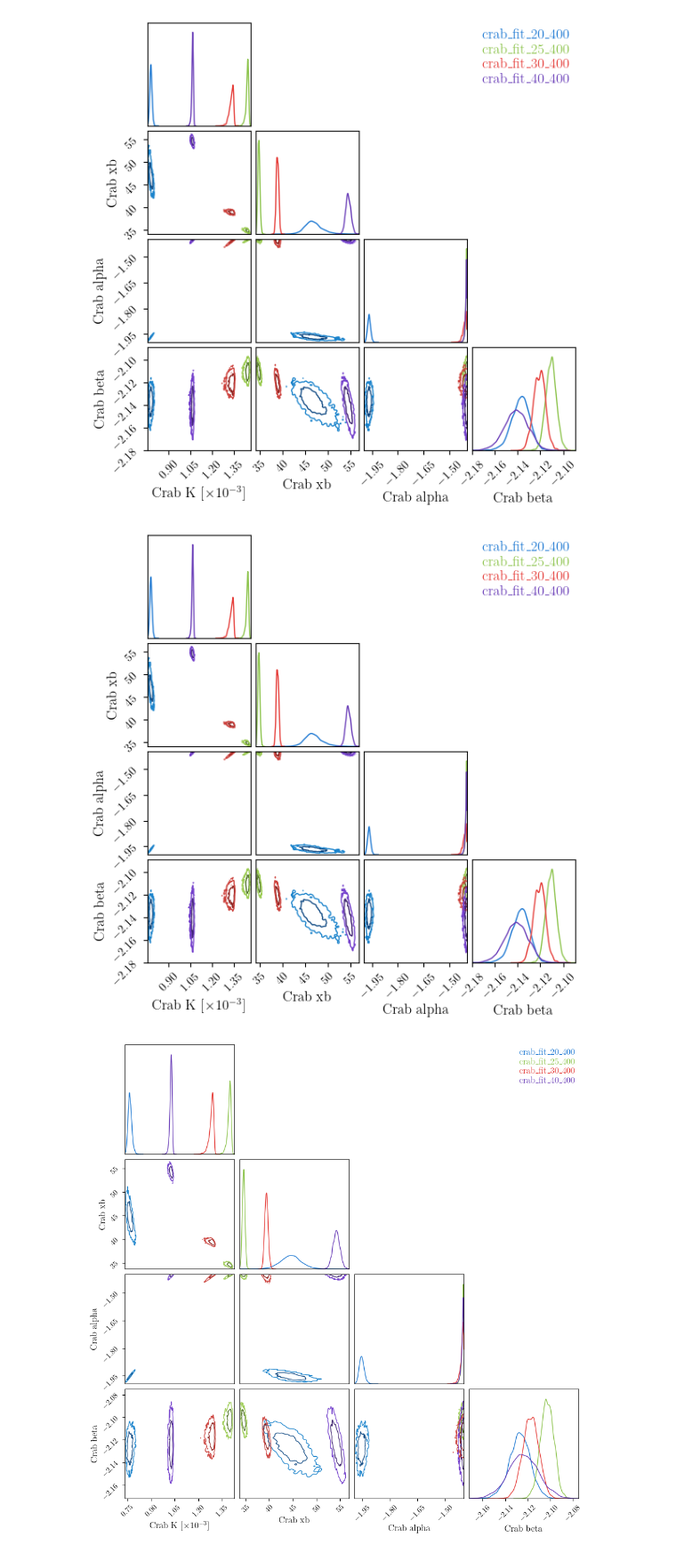
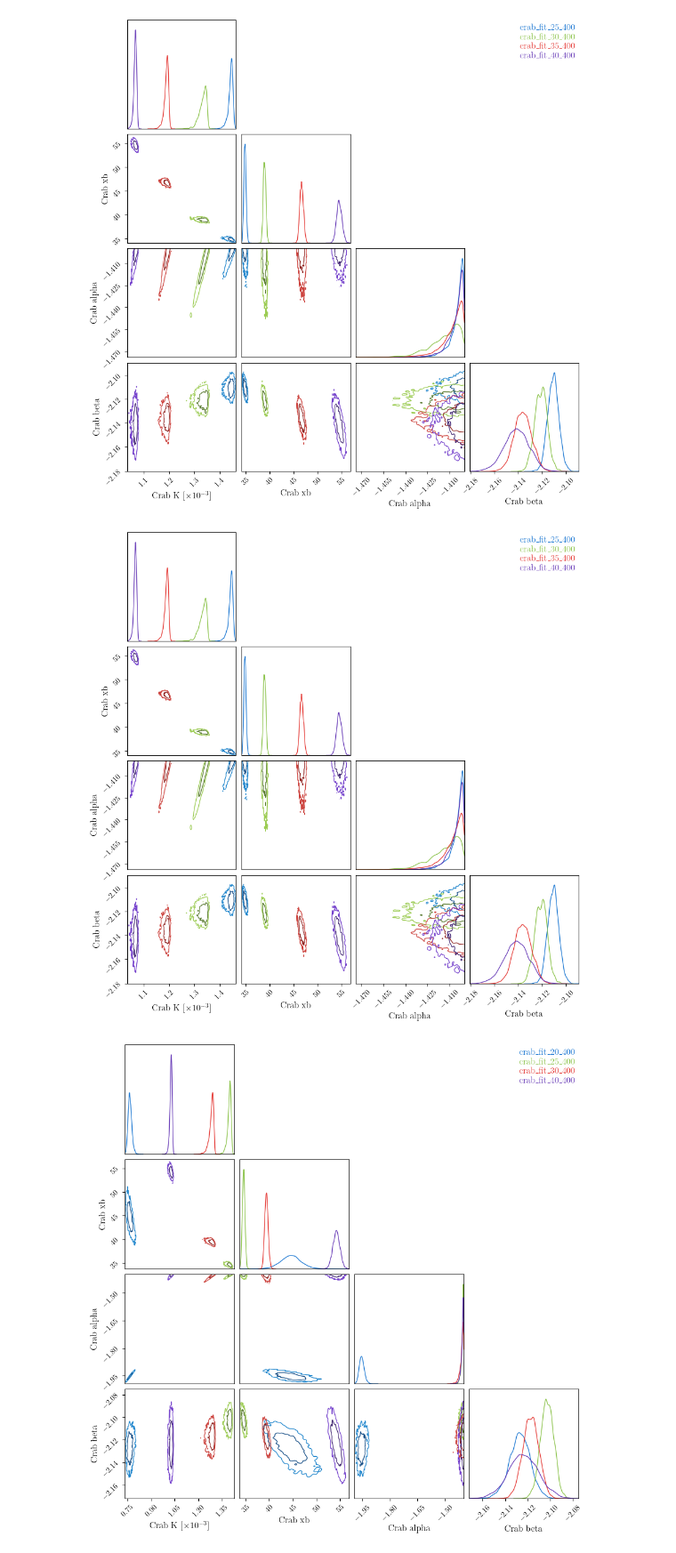
Before and after one commit to timmguthle/INTEGRAL-SPI, a Jupyter notebook: main_files/crab_19/low_energy_fit.ipynb, the cells around one changed output. Shown at 89% size. Saved outputs shown, nothing was run; the diff lists cells and outputs as text; code cells hidden in the pictures.

```diff
--- a/main_files/crab_19/low_energy_fit.ipynb
+++ b/main_files/crab_19/low_energy_fit.ipynb
@@ -14,7 +36,14 @@ matplotlib.rcParams.update(matplotlib.rcParamsDefault)
 # %%
 base_path = "/home/tguethle/Documents/spi/Master_Thesis/"
-fits_2003 = [base_path+config["fit_path"] for config in crab_fits.config_low_e_break_2003]
-fits_2017 = [base_path+config["fit_path"] for config in crab_fits.config_low_e_break_2017]
+config_2003 = crab_fits.config_low_e_break_2003[:3] + crab_fits.config_low_e_break_2003_additional[0:1] + crab_fits.config_low_e_break_2003[3:4] + crab_fits.config_low_e_break_2003_additional[1:]
+config_2017 = crab_fits.config_low_e_break_2017[:3] + crab_fits.config_low_e_break_2017_additional[0:1] + crab_fits.config_low_e_break_2017[3:4] + crab_fits.config_low_e_break_2017_additional[1:]
+
+# Testing
+# for config in config_2003:
+#     print(config["fit_path"])
+
+fits_2003 = [base_path+config["fit_path"] for config in config_2003]
+fits_2017 = [base_path+config["fit_path"] for config in config_2017]
 # %%
 vals_2003 = np.array([np.loadtxt(fit+"/fit_val.txt") for fit in fits_2003])
 vals_2017 = np.array([np.loadtxt(fit+"/fit_val.txt") for fit in fits_2017])
@@ -57,8 +96,11 @@ ax.legend(loc="upper left")
+# %%
+params = crab_fits.config_low_e_break_2003[0]["p"]
+params.extend(["$z$"])
 # %%
 cc_2003 = ChainConsumer()
 cc_2017 = ChainConsumer()
 
-for n,fit in enumerate(fits_2003[0:]):
+for n,fit in enumerate(fits_2003[1:-2]):
     # params = crab_fits.config_low_e_break_2003[n]["p"]
     # params.extend(["$z$"])
     cc_2003.add_chain(np.loadtxt(fit+"/chain.dat"), parameters=params, name=fit.split("/")[-1])
@@ -69,10 +111,10 @@ for n,fit in enumerate(fits_2017[0:]):
     # params.extend(["$z$"])
     cc_2017.add_chain(np.loadtxt(fit+"/chain.dat"), parameters=params, name=fit.split("/")[-1])
 # %%
-cc_2003.plotter.plot(parameters=["Crab K","Crab xb", "Crab alpha", "Crab beta"])
+cc_2003.plotter.plot(figsize="PAGE", parameters=["Crab K","Crab xb", "Crab alpha", "Crab beta"])
 # %% [output]
-[figure, old version]
+[figure, new version]
-[figure, old version]
+[figure, new version]
 # %%
 cc_2017.plotter.plot(figsize="PAGE", parameters=["Crab K","Crab xb", "Crab alpha", "Crab beta"], legend=True)
 # %% [output]
```
Also changed, not shown: parts of 4 cells of this notebook, 2 other files.
